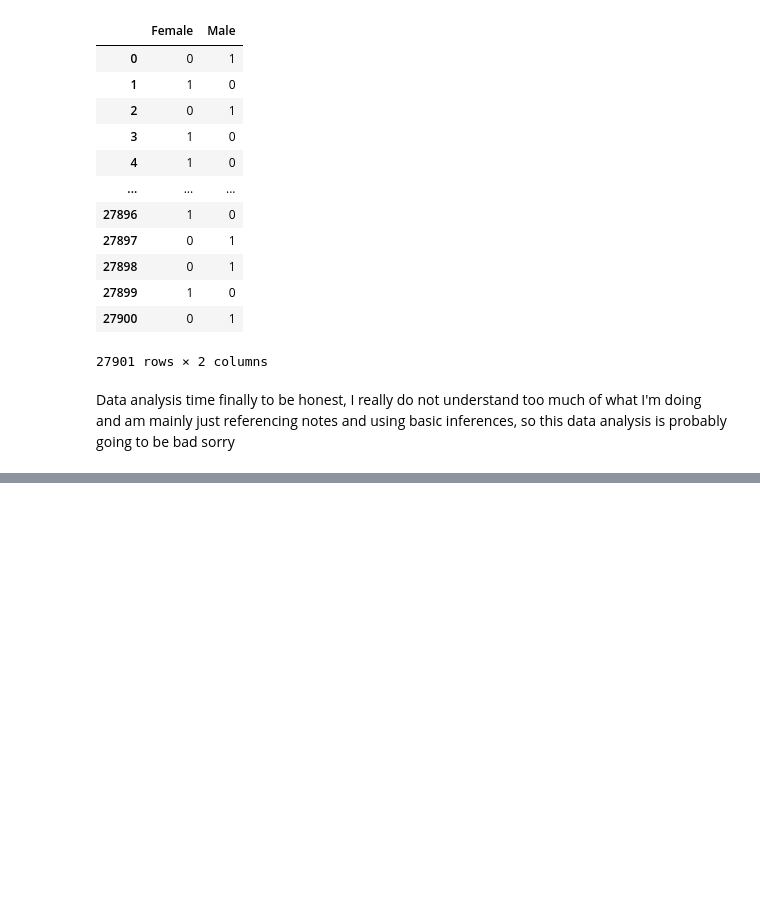
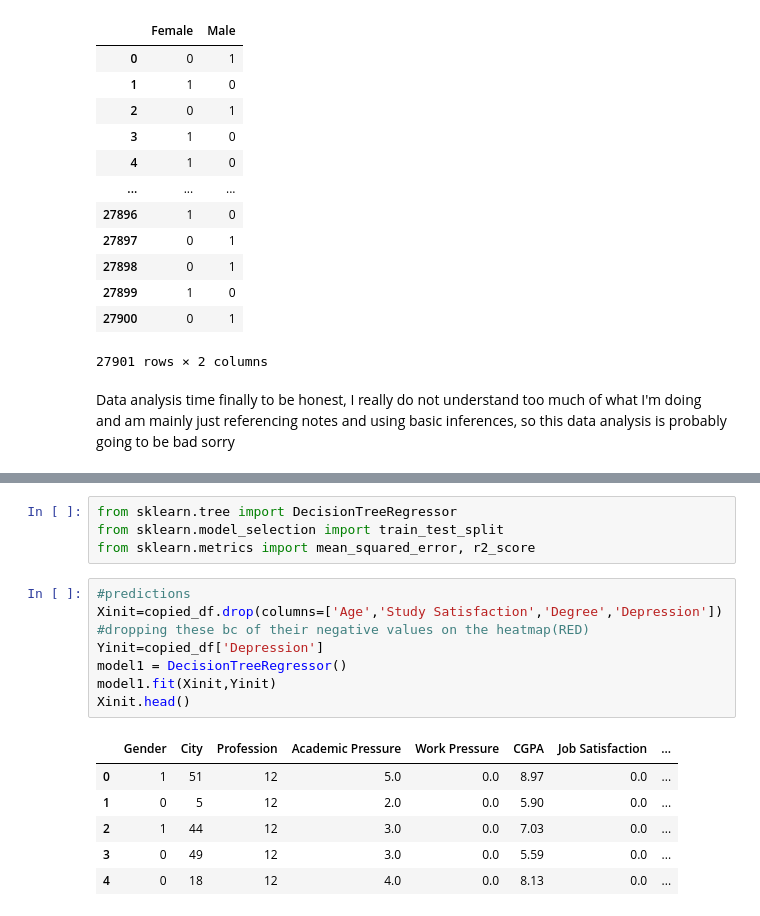
Before and after one commit to ETE4990-S25/homeworkfolder-alexre2-8, a Jupyter notebook: Labs/Lab 11/AlexReyes_Lab 11 Revised.ipynb, the cells around one changed output, grey strips where cells are left out. Saved outputs shown, nothing was run; the diff lists cells and outputs as text; blank space fills up the shorter version.

```diff
--- a/Labs/Lab 11/AlexReyes_Lab 11 Revised.ipynb
+++ b/Labs/Lab 11/AlexReyes_Lab 11 Revised.ipynb
@@ -324,0 +337,18 @@ plt.show()
+# %%
+from sklearn.tree import DecisionTreeRegressor
+from sklearn.model_selection import train_test_split
+from sklearn.metrics import mean_squared_error, r2_score
+# %%
+#predictions
+Xinit=copied_df.drop(columns=['Age','Study Satisfaction','Degree','Depression']) #dropping these bc of their negative values on the heatmap(RED)
+Yinit=copied_df['Depression']
+model1 = DecisionTreeRegressor()
+model1.fit(Xinit,Yinit)
+Xinit.head()
+# %% [output]
+|  | Gender | City | Profession | Academic Pressure | Work Pressure | CGPA | Job Satisfaction | ... |
+| 0 | 1 | 51 | 12 | 5.0 | 0.0 | 8.97 | 0.0 | ... |
+| 1 | 0 | 5 | 12 | 2.0 | 0.0 | 5.90 | 0.0 | ... |
+| 2 | 1 | 44 | 12 | 3.0 | 0.0 | 7.03 | 0.0 | ... |
+| 3 | 0 | 49 | 12 | 3.0 | 0.0 | 5.59 | 0.0 | ... |
+| 4 | 0 | 18 | 12 | 4.0 | 0.0 | 8.13 | 0.0 | ... |
```
Also changed, not shown: parts of 7 cells of this notebook.
